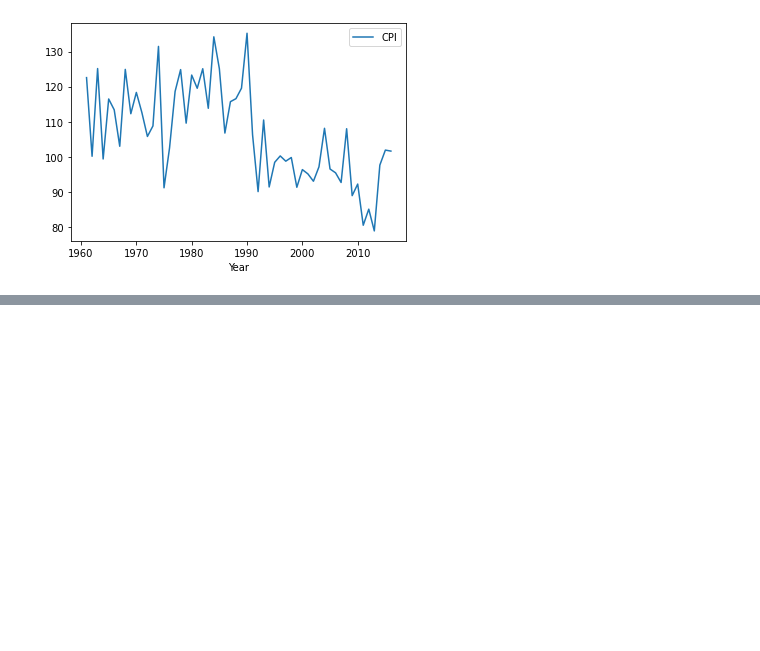
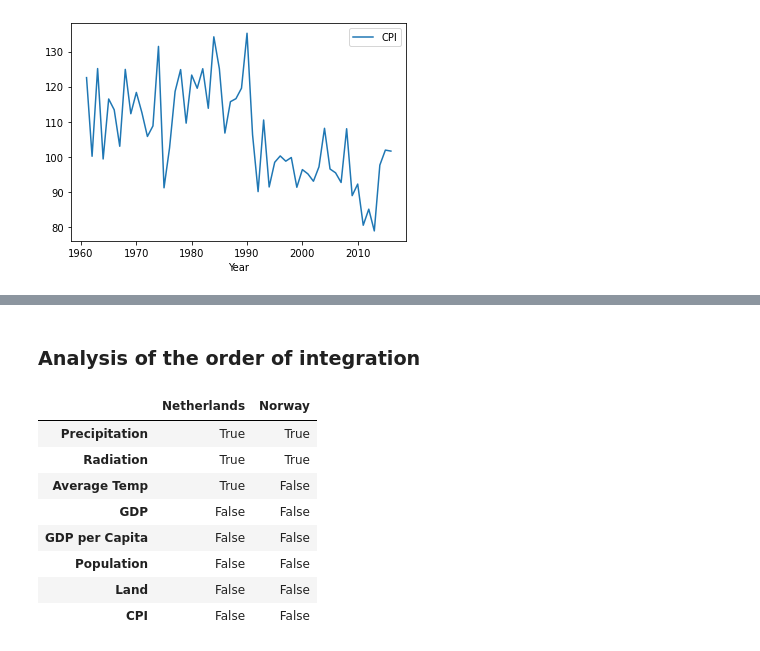
Before and after one commit to LuukOudshoorn25/MultivariateEconometrics, a Jupyter notebook: Multivariate Econometrics.ipynb, the cells around one changed output, grey strips where cells are left out. Cells and saved outputs as stored; diff of their text form; code cells hidden in the pictures; blank space fills up the shorter version.

Commit message:
Added stuff for order of integration testing

```diff
--- a/Multivariate Econometrics.ipynb
+++ b/Multivariate Econometrics.ipynb
@@ -150,0 +151,27 @@ plt.show()
+# %% [markdown]
+<h3>Analysis of the order of integration</h3>
+# %%
+# As before, we first apply a simple DF test to identify stationarity
+stationary_results = pd.DataFrame()
+for country in countries:
+    # loop through countries
+    subdf = df.loc[country]
+    for col in subdf.columns:
+        # Run ADF test to check for stationarity
+        ADF_p = adfuller(subdf[col].dropna())[1]
+        stationary_results.loc[country,col] = ADF_p
+stationary_results = stationary_results
+# Low p values are stationary
+isstationary = stationary_results<0.05
+isstationary = isstationary.T
+isstationary
+# %% [output]
+|  | Netherlands | Norway |
+| Precipitation | True | True |
+| Radiation | True | True |
+| Average Temp | True | False |
+| GDP | False | False |
+| GDP per Capita | False | False |
+| Population | False | False |
+| Land | False | False |
+| CPI | False | False |
```
Also changed, not shown: parts of 10 cells of this notebook.
